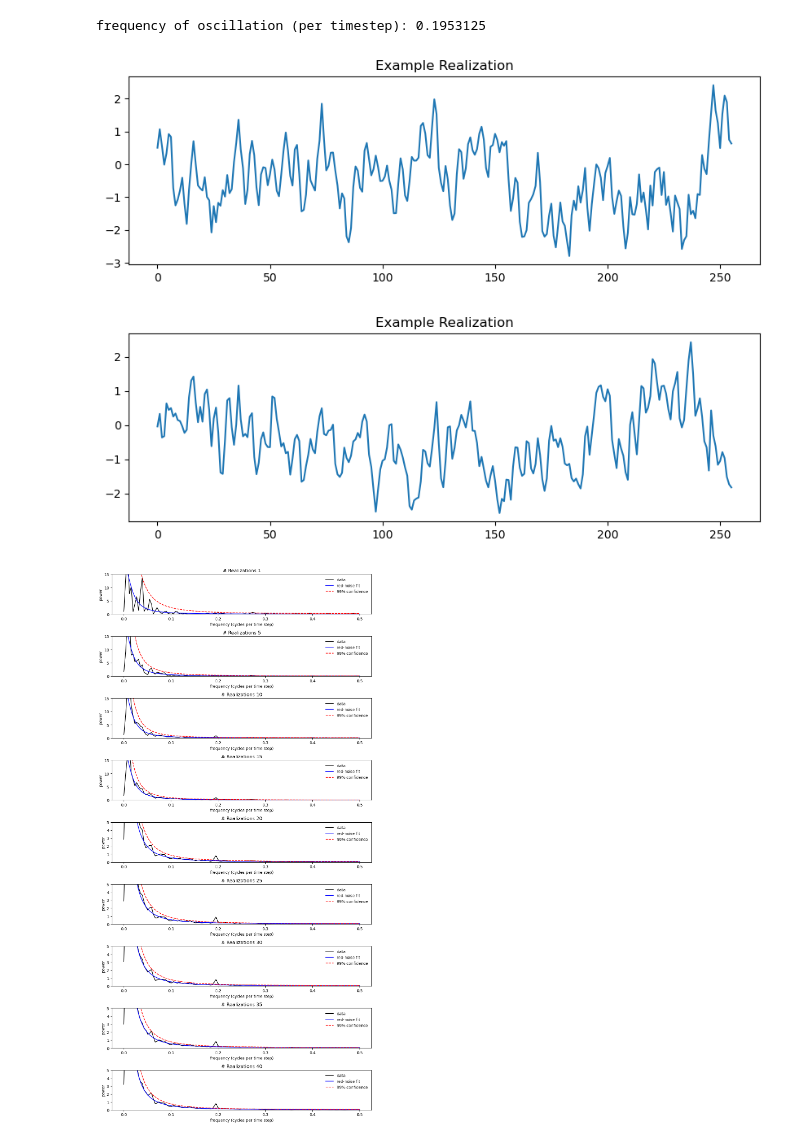
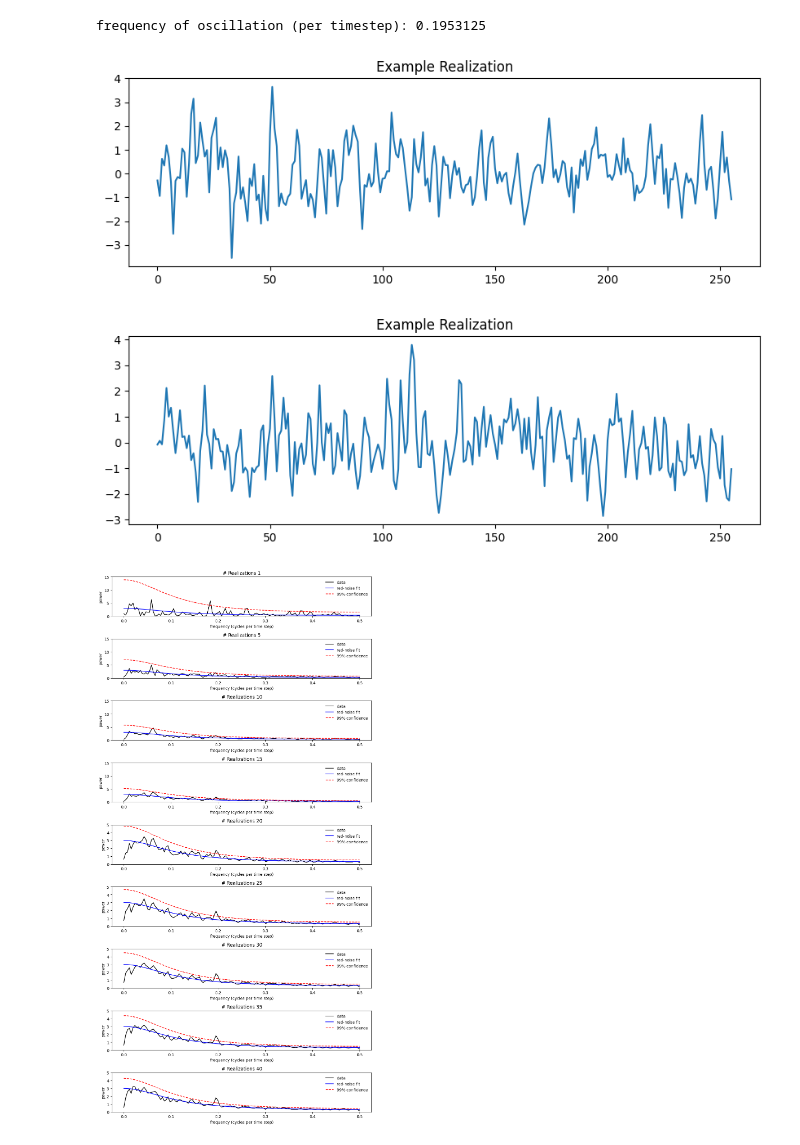
Before and after one commit to GilbertCloud/ATOC5860, a Jupyter notebook: lecture_code/lecture9/power_spectra_game.ipynb, the cells around one changed output. Cells and saved outputs as stored; diff of their text form; code cells hidden in the pictures.

```diff
--- a/lecture_code/lecture9/power_spectra_game.ipynb
+++ b/lecture_code/lecture9/power_spectra_game.ipynb
@@ -17,8 +17,8 @@ from matplotlib.gridspec import GridSpec
 ### input parameters for creation of synthetic data set: red noise with oscillation
 
 T = 256                #length of window (default 256 timesteps)
-alpha = 0.9            #red noise lag-one autocorrelation (default 0.5, try increasing to 0.9 or decreasing to 0.1)
-xcosamp = 0.5          #amplitude of oscillation (default 0.5, try increasing to 5 or decreasing to 0.1)
+alpha = 0.5           #red noise lag-one autocorrelation (default 0.5, try increasing to 0.9 or decreasing to 0.1)
+xcosamp = 0.5         #amplitude of oscillation (default 0.5, try increasing to 5 or decreasing to 0.1)
 xcosfreq = (50./256.)  #frequency of oscillation (default 50./256., try 10./256. or 100./256.)
 print('frequency of oscillation (per timestep):',xcosfreq)
 # %% [output]
@@ -36,7 +36,7 @@ for j in np.arange(1,T,1):
 plt.plot(x);
 plt.title('Example Realization');
 # %% [output]
-[figure, old version]
+[figure, new version]
 # %%
 # Example realization - red noise with oscillation with white noise applied to amplitude/frequency
 fig=plt.figure(figsize=(10,3))
@@ -49,7 +49,7 @@ for j in np.arange(1,T,1):
 plt.plot(x);
 plt.title('Example Realization');
 # %% [output]
-[figure, old version]
+[figure, new version]
 # %%
 ### spectral analysis parameters
 T2 = T/2                      #number of spectral estimates
@@ -88,34 +88,34 @@ for ir in np.arange(0,N,1):
         x[j] = x[j-1]*alpha + factor*np.random.randn()+xcosamp*np.cos(2.*np.pi*(1.-0.01*np.random.randn())*xcosfreq*j)
     ## calculate the power spectra using Welch's method
     ## see https://docs.scipy.org/doc/scipy-0.14.0/reference/generated/scipy.signal.welch.html
-    p = sig.welch(x,window='hanning',nperseg=T);
+    p = sig.welch(x,window='hann',nperseg=T);
     if(ir==0):
         psum = p[1]
     else:
         psum = psum + p[1]
     # calculate average
     pave = psum/(ir+1.0)
     #normalize the spectrum
     pave = pave/np.mean(pave)
     #calculate significance
     dof = 2.*(ir+1.)
     fstat = stats.f.ppf(.99,dof,1000)
     spec99 = [fstat*m for m in rspec]
     if((ir+1.) % 5 == 0 or ir==0):       ## "(ir+1.) % 5" means is (ir+1.) divisible by 5
         plt.subplot(gs[foo,0])
         plt.xlabel('frequency (cycles per time step)')
         plt.ylabel('power')
         plt.title('# Realizations ' + str(ir+1))
         if(ir<15):
             plt.ylim(0,15.)
         else:
             plt.ylim(0,5.)
         plt.plot(freq,pave,'-k', label = 'data');
         plt.plot(freq,rspec,'-', label = 'red-noise fit', color = 'blue');
         plt.plot(freq,spec99,'--', label = '99% confidence', color = 'red');
         plt.legend(frameon = False);
         foo=foo+1
         #print(foo)
         fig.tight_layout()
 # %% [output]
-[figure, old version]
+[figure, new version]
```
